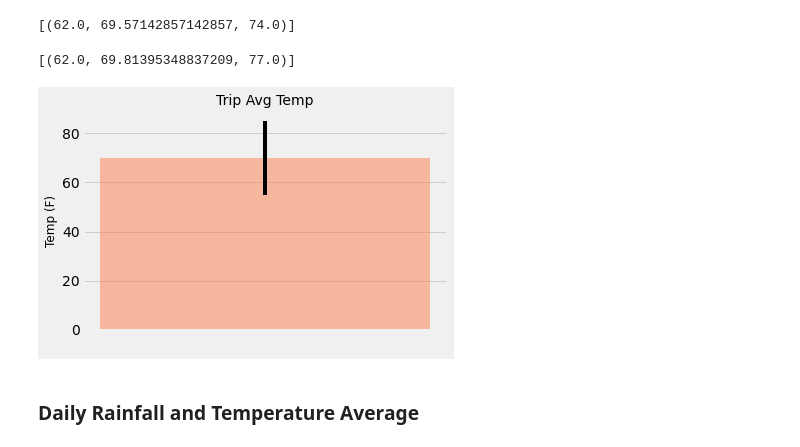
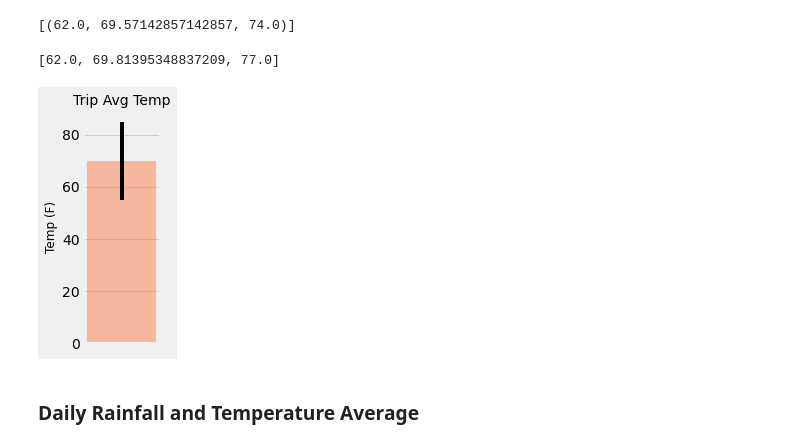
Before and after one commit to agkden/SQLAlchemy-challenge, a Jupyter notebook: climate_hawaii.ipynb, the cells around one changed output. Saved outputs shown, nothing was run; the diff lists cells and outputs as text; code cells hidden in the pictures.

Commit message:
update file
chart aesthetic added

```diff
--- a/climate_hawaii.ipynb
+++ b/climate_hawaii.ipynb
@@ -297,6 +297,9 @@ year_ago_start = dt.date(2017,12,28) - dt.timedelta(days=365)
 year_ago_end = dt.date(2018,1,3) - dt.timedelta(days=365)
 
 trip_temp_result = calc_temps(year_ago_start,year_ago_end)
+
+# convert to list
+trip_temp_result = list(np.ravel(trip_temp_result))
 trip_temp_result
 # %% [output]
-[(62.0, 69.81395348837209, 77.0)]
+[62.0, 69.81395348837209, 77.0]
@@ -307,24 +306,31 @@ trip_tmin = trip_temp_result[0][0]
+# %%
+# unpack list
+(trip_tmin,trip_tavg,trip_tmax)=trip_temp_result
 # %%
 # Plot the results from your previous query as a bar chart.
 #--------------------------------------------------------------
 # Use the average temperature for the y value
 y = trip_tavg
 
 # Use the peak-to-peak (tmax-tmin) value as the y error bar (yerr)
 yerr = trip_tmax - trip_tmin
 
+fig,ax=plt.subplots()
+
 plt.bar(1, y, yerr=yerr, color='coral', alpha=0.5)
+
+ax.set_aspect(0.03)
 
 # Use "Trip Avg Temp" as your Title
 plt.title("Trip Avg Temp", fontsize=14)
 plt.xticks(np.arange(1))
-plt.xlabel(" ")
+plt.xlabel("")
 plt.ylabel("Temp (F)", fontsize=12)
 
 plt.tight_layout()
 plt.show()
 # %% [output]
-[figure, old version]
+[figure, new version]
 # %% [markdown]
 ### Daily Rainfall and Temperature Average
 # %%
```
Also changed, not shown: parts of 4 cells of this notebook.
